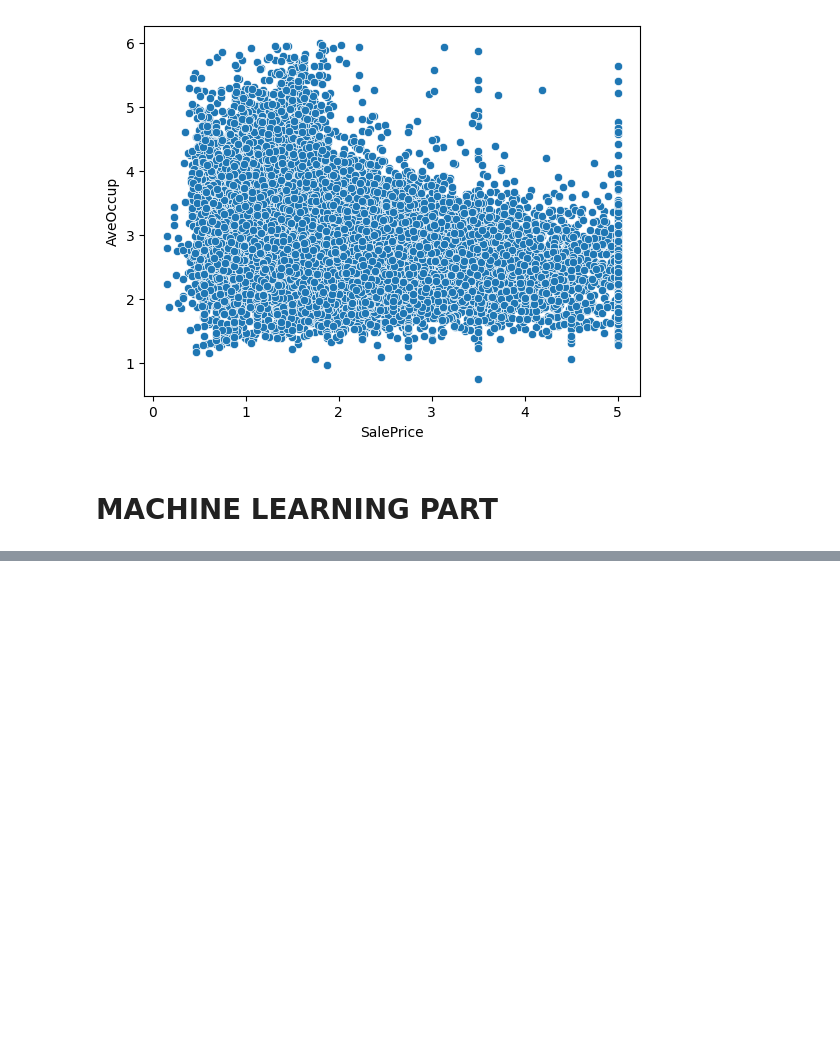
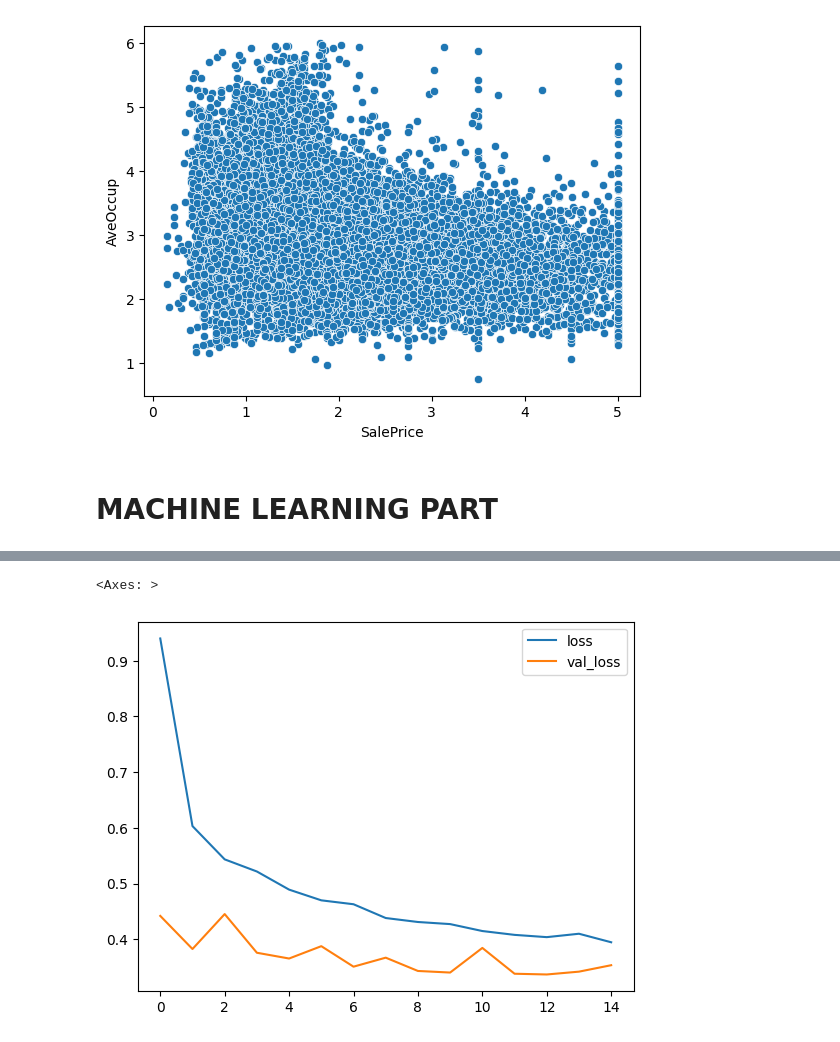
Before and after one commit to Ademola-Alabi/Housing_price_prediction_model, a Jupyter notebook: housing.ipynb, the cells around one changed output, grey strips where cells are left out. Cells and saved outputs as stored; diff of their text form; code cells hidden in the pictures; blank space fills up the shorter version.

```diff
--- a/housing.ipynb
+++ b/housing.ipynb
@@ -185,0 +218,3 @@ y = housing_data["SalePrice"]
+# %%
+X_train = scaler.fit_transform(X_train)
+X_test = scaler.transform(X_test)
@@ -185,0 +223,4 @@ y = housing_data["SalePrice"]
+# %%
+early_stop = EarlyStopping(patience=2, verbose=1,restore_best_weights=True)
+# %%
+model.fit(X_train,y_train, epochs=200,validation_data=(X_test,y_test), callbacks=[early_stop])
@@ -185,0 +246,2 @@ y = housing_data["SalePrice"]
+# %%
+loss = pd.DataFrame(model.history.history)
@@ -185,0 +267,5 @@ y = housing_data["SalePrice"]
+# %%
+loss.plot()
+# %% [output]
+<Axes: >
+[figure, added]
```
Also changed, not shown: parts of 13 cells of this notebook.
